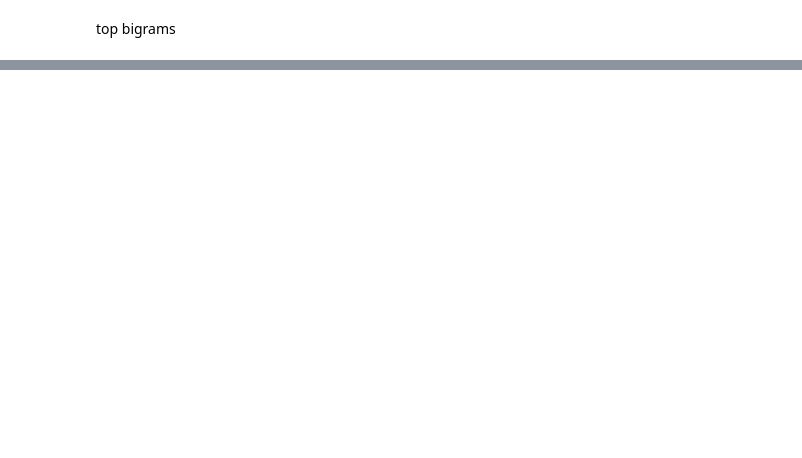
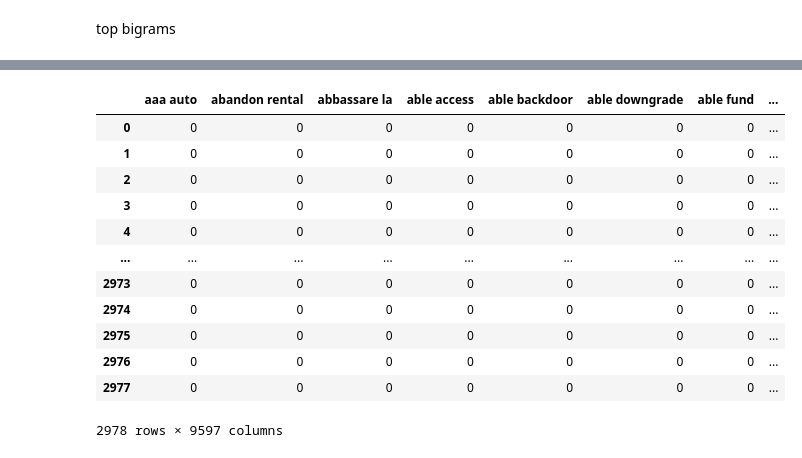
Before and after one commit to Osei7/reddit-classification-nlp, a Jupyter notebook: code/Notebook_2_Data_Cleaning_EDA.ipynb, the cells around one changed output, grey strips where cells are left out. Cells and saved outputs as stored; diff of their text form; code cells hidden in the pictures; blank space fills up the shorter version.

```diff
--- a/code/Notebook_2_Data_Cleaning_EDA.ipynb
+++ b/code/Notebook_2_Data_Cleaning_EDA.ipynb
@@ -421,0 +482,16 @@ top bigrams
+# %%
+per_fin_vec_df
+# %% [output]
+|  | aaa auto | abandon rental | abbassare la | able access | able backdoor | able downgrade | able fund | ... |
+| 0 | 0 | 0 | 0 | 0 | 0 | 0 | 0 | ... |
+| 1 | 0 | 0 | 0 | 0 | 0 | 0 | 0 | ... |
+| 2 | 0 | 0 | 0 | 0 | 0 | 0 | 0 | ... |
+| 3 | 0 | 0 | 0 | 0 | 0 | 0 | 0 | ... |
+| 4 | 0 | 0 | 0 | 0 | 0 | 0 | 0 | ... |
+| ... | ... | ... | ... | ... | ... | ... | ... | ... |
+| 2973 | 0 | 0 | 0 | 0 | 0 | 0 | 0 | ... |
+| 2974 | 0 | 0 | 0 | 0 | 0 | 0 | 0 | ... |
+| 2975 | 0 | 0 | 0 | 0 | 0 | 0 | 0 | ... |
+| 2976 | 0 | 0 | 0 | 0 | 0 | 0 | 0 | ... |
+| 2977 | 0 | 0 | 0 | 0 | 0 | 0 | 0 | ... |
+2978 rows × 9597 columns
```
Also changed, not shown: parts of 27 cells of this notebook, 8 other files.
